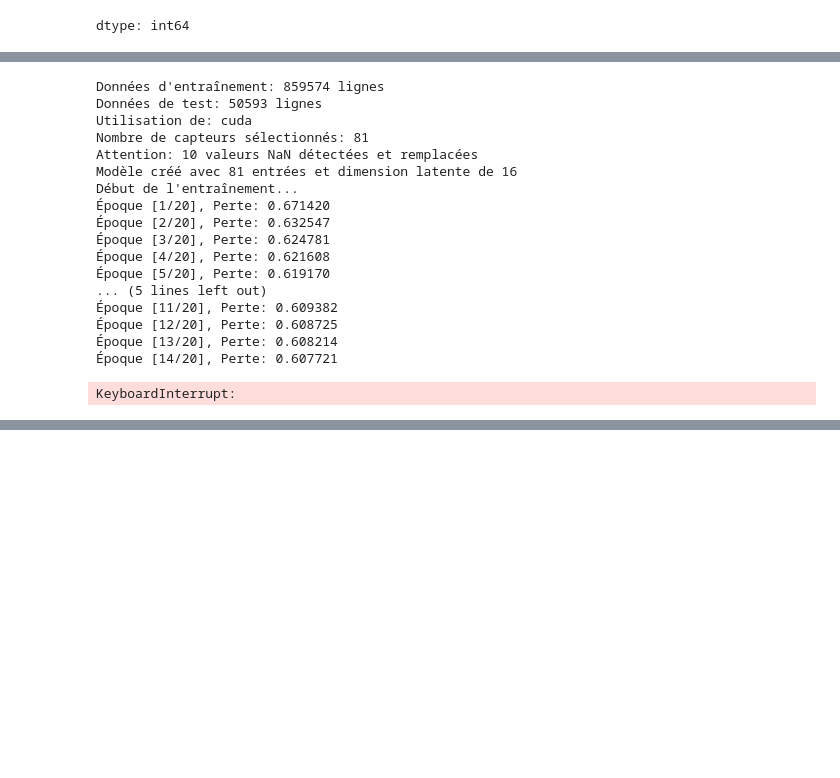
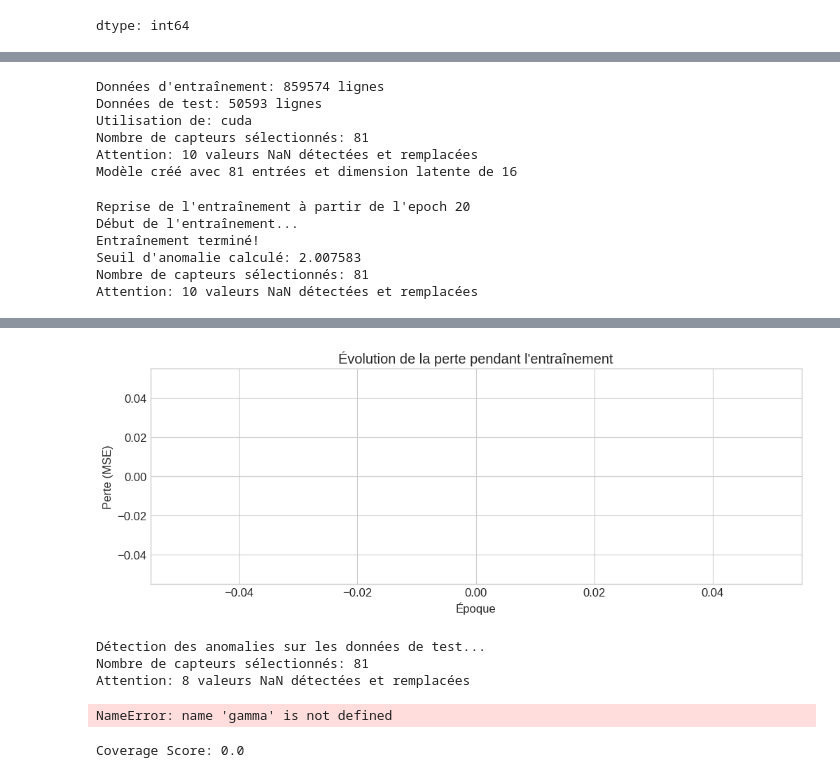
Before and after one commit to mohamedchnafy-ds/predective-maintenance, a Jupyter notebook: model/autoencoder_mohamed.ipynb, the cells around one changed output, grey strips where cells are left out. Saved outputs shown, nothing was run; the diff lists cells and outputs as text; code cells hidden in the pictures; blank space fills up the shorter version.

Commit message:
recent version of autoencoder_mohamed

```diff
--- a/model/autoencoder_mohamed.ipynb
+++ b/model/autoencoder_mohamed.ipynb
@@ -101,32 +88,20 @@ class Autoencoder(nn.Module):
         encoded = self.encoder(x)
         decoded = self.decoder(encoded)
         return decoded
-# %%
-class Autoencoder(nn.Module):
-    def __init__(self, input_dim, encoding_dim=16):
-        super(Autoencoder, self).__init__()
-        self.encoder = nn.Sequential(
-            nn.Linear(input_dim, 128),  # Augmentation du nombre de neurones
-            nn.LeakyReLU(),  # Utilisation de LeakyReLU
-            nn.Dropout(0.3),  # Ajustement du taux de Dropout
-            nn.Linear(128, 64),
-            nn.LeakyReLU(),
-            nn.Linear(64, encoding_dim),
-            nn.LeakyReLU()
-        )
-        self.decoder = nn.Sequential(
-            nn.Linear(encoding_dim, 64),
-            nn.LeakyReLU(),
-            nn.Dropout(0.3),
-            nn.Linear(64, 128),
-            nn.LeakyReLU(),
-            nn.Linear(128, input_dim),
-            nn.Sigmoid()  # Vous pouvez changer cela si nécessaire
-        )
-
-    def forward(self, x):
-        encoded = self.encoder(x)
-        decoded = self.decoder(encoded)
-        return decoded
+# %%
+class REPredictor(nn.Module):
+    """Neural Network for predicting Reconstruction Error."""
+    def __init__(self, input_dim, hidden_dim=30):
+        super(REPredictor, self).__init__()
+        self.fc1 = nn.Linear(input_dim, hidden_dim)
+        self.fc2 = nn.Linear(hidden_dim, hidden_dim)
+        self.fc3 = nn.Linear(hidden_dim, 1)  # Outputting a single RE value
+        self.relu = nn.ReLU()
+
+    def forward(self, x):
+        x = self.relu(self.fc1(x))
+        x = self.relu(self.fc2(x))
+        x = self.fc3(x)
+        return x
 # %%
 class WindTurbineAnomalyDetector:
@@ -420,7 +465,8 @@ def run_analysis():
 
     # Création et entraînement du détecteur
     detector = WindTurbineAnomalyDetector(encoding_dim=16)
-    losses = detector.train(train_data, epochs=20, checkpoint_dir='analysis_checkpoints')
+    losses = detector.train(train_data, epochs=20, batch_size=64, learning_rate=0.0018, checkpoint_dir='analysis_checkpoints')
+    detector.train_re_predictor(normal_data=train_data, epochs=300, batch_size=64, learning_rate=0.001, checkpoint_dir='analysis_checkpoints')
     # Visualisation de l'entraînement
     detector.plot_history(losses)
 
@@ -468,15 +514,9 @@ Utilisation de: cuda
 Nombre de capteurs sélectionnés: 81
 Attention: 10 valeurs NaN détectées et remplacées
 Modèle créé avec 81 entrées et dimension latente de 16
-Début de l'entraînement...
-Époque [1/20], Perte: 0.671420
-Époque [2/20], Perte: 0.632547
-Époque [3/20], Perte: 0.624781
-Époque [4/20], Perte: 0.621608
-Époque [5/20], Perte: 0.619170
-... (5 lines left out)
-Époque [11/20], Perte: 0.609382
-Époque [12/20], Perte: 0.608725
-Époque [13/20], Perte: 0.608214
-Époque [14/20], Perte: 0.607721
-KeyboardInterrupt:
+Reprise de l'entraînement à partir de l'epoch 20
+Début de l'entraînement...
+Entraînement terminé!
+Seuil d'anomalie calculé: 2.007583
+Nombre de capteurs sélectionnés: 81
+Attention: 10 valeurs NaN détectées et remplacées
@@ -483,3 +535,8 @@ KeyboardInterrupt:
+[figure, added]
+Détection des anomalies sur les données de test...
+Nombre de capteurs sélectionnés: 81
+Attention: 8 valeurs NaN détectées et remplacées
+NameError: name 'gamma' is not defined
 # %%
 import os
 import shutil
@@ -495,0 +619,9 @@ for filename in os.listdir(checkpoint_dir):
+# %%
+coverage_calculator = Coverage(beta=0.5)  # Create an instance of the class
+
+# Calculate the Coverage score
+coverage_score = coverage_calculator.calculate_coverage_score(df, anomaly_results)
+
+print(f"Coverage Score: {coverage_score}")
+# %% [output]
+Coverage Score: 0.0
```
Also changed, not shown: parts of 15 cells of this notebook.
